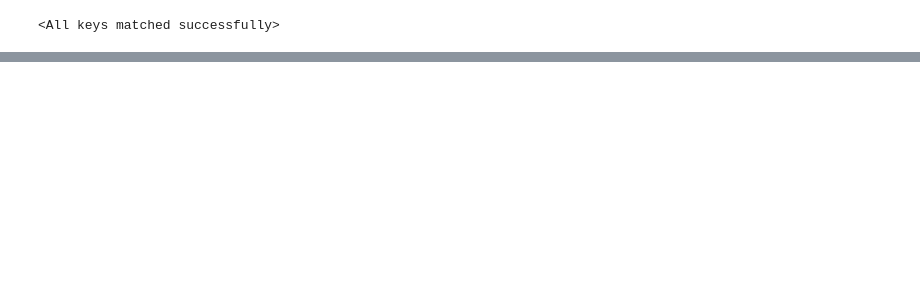
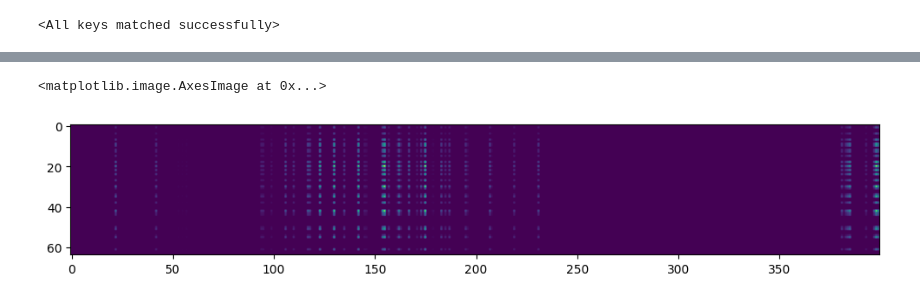
Before and after one commit to guillaume117/AbstractTorch, a Jupyter notebook: notebook/abstarct_learn.ipynb, the cells around one changed output, grey strips where cells are left out. Cells and saved outputs as stored; diff of their text form; code cells hidden in the pictures; blank space fills up the shorter version.

```diff
--- a/notebook/abstarct_learn.ipynb
+++ b/notebook/abstarct_learn.ipynb
@@ -423,0 +597,7 @@ model.load_state_dict(torch.load('dataset/FMNIST.pth'))
+# %%
+from mpl_toolkits.axes_grid1 import make_axes_locatable
+plt.figure(figsize=(12, 6))
+plt.imshow(torch.abs(concatenated_tensors_fc1[5,:,200:600]))
+# %% [output]
+<matplotlib.image.AxesImage at 0x...>
+[figure, added]
```
Also changed, not shown: parts of 10 cells of this notebook, 1 other file.
